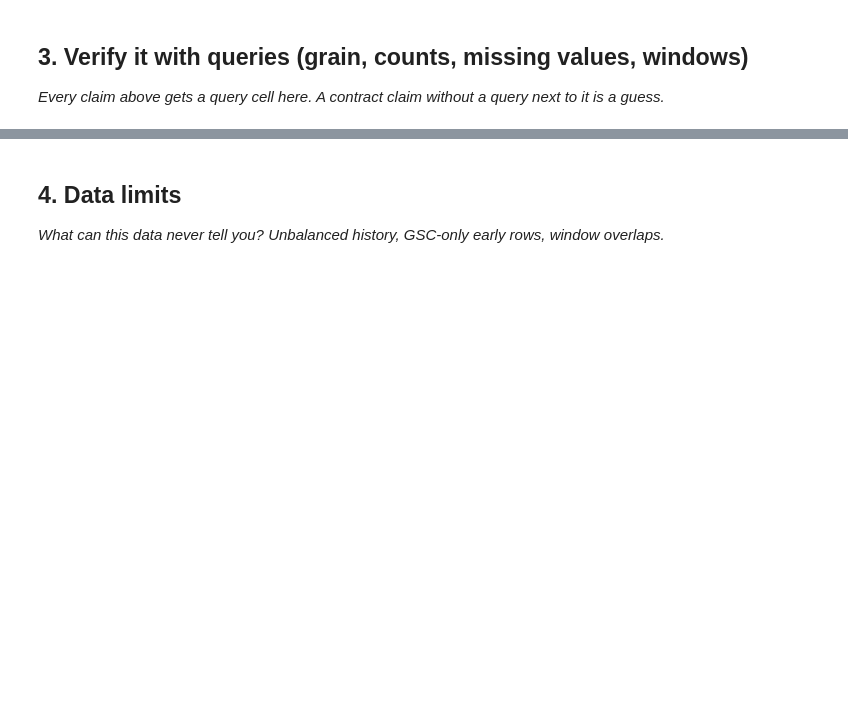
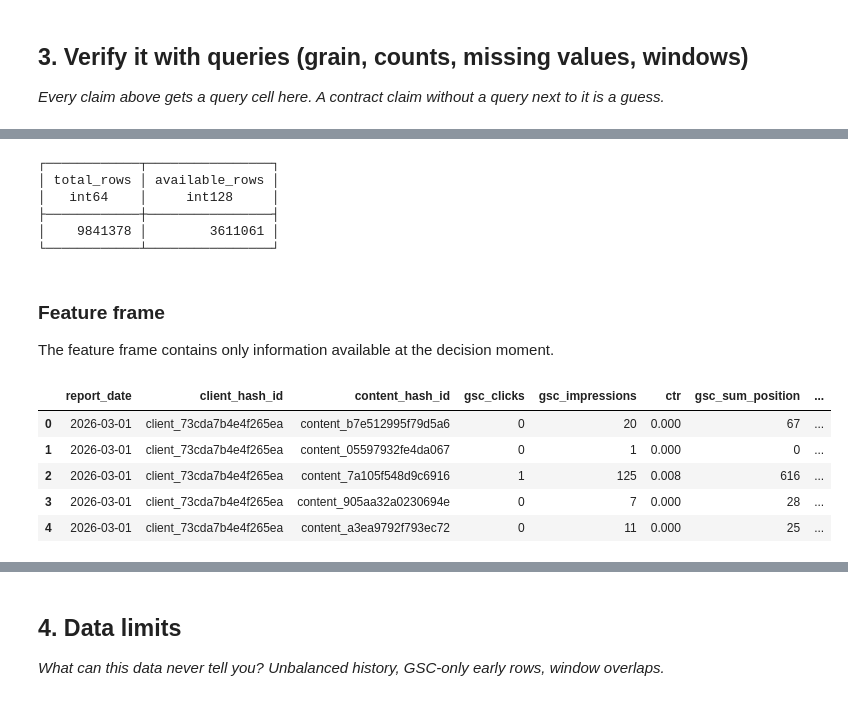
Before and after one commit to malehamajid/flyrank-ml-internship, a Jupyter notebook: work/notebooks/w03_data_contract.ipynb, the cells around one changed output, grey strips where cells are left out. Saved outputs shown, nothing was run; the diff lists cells and outputs as text; code cells hidden in the pictures; blank space fills up the shorter version.

```diff
--- a/work/notebooks/w03_data_contract.ipynb
+++ b/work/notebooks/w03_data_contract.ipynb
@@ -8,0 +11,19 @@ This skeleton is yours to fill. Work the sections **in order** — each one has
+# %%
+import duckdb
+from google.colab import userdata
+
+HF_TOKEN = userdata.get("HF_TOKEN")
+
+con = duckdb.connect()
+
+con.execute(f"""
+CREATE SECRET (
+    TYPE HUGGINGFACE,
+    TOKEN '{HF_TOKEN}'
+)
+""")
+
+BASE = "hf://datasets/FlyRank/internship-warehouse"
+
+DEV_MONTH = "2026-03"
+SEALED_MONTH = "2026-06"
@@ -29,0 +195,61 @@ This skeleton is yours to fill. Work the sections **in order** — each one has
+# %%
+con.sql(f"""
+SELECT
+    COUNT(*) AS total_rows,
+    SUM(
+        CASE
+            WHEN gsc_data_available IS TRUE
+            THEN 1
+            ELSE 0
+        END
+    ) AS available_rows
+FROM read_parquet(
+    '{BASE}/fact_content_daily_performance/month={DEV_MONTH}/*.parquet'
+)
+""").show()
+# %% [output]
+┌────────────┬────────────────┐
+│ total_rows │ available_rows │
+│   int64    │     int128     │
+├────────────┼────────────────┤
+│    9841378 │        3611061 │
+└────────────┴────────────────┘
+# %% [markdown]
+### Feature frame
+
+The feature frame contains only information available at the decision moment.
+# %%
+feature_frame = con.sql(f"""
+SELECT
+    report_date,
+    client_hash_id,
+    content_hash_id,
+
+    gsc_clicks,
+    gsc_impressions,
+
+    CASE
+        WHEN gsc_impressions > 0
+        THEN gsc_clicks * 1.0 / gsc_impressions
+        ELSE 0
+    END AS ctr,
+
+    gsc_sum_position,
+    sessions_ai
+
+FROM read_parquet(
+'{BASE}/fact_content_daily_performance/month={DEV_MONTH}/*.parquet'
+)
+
+WHERE gsc_data_available IS TRUE
+LIMIT 1000
+""").df()
+
+feature_frame.head()
+# %% [output]
+|  | report_date | client_hash_id | content_hash_id | gsc_clicks | gsc_impressions | ctr | gsc_sum_position | ... |
+| 0 | 2026-03-01 | client_73cda7b4e4f265ea | content_b7e512995f79d5a6 | 0 | 20 | 0.000 | 67 | ... |
+| 1 | 2026-03-01 | client_73cda7b4e4f265ea | content_05597932fe4da067 | 0 | 1 | 0.000 | 0 | ... |
+| 2 | 2026-03-01 | client_73cda7b4e4f265ea | content_7a105f548d9c6916 | 1 | 125 | 0.008 | 616 | ... |
+| 3 | 2026-03-01 | client_73cda7b4e4f265ea | content_905aa32a0230694e | 0 | 7 | 0.000 | 28 | ... |
+| 4 | 2026-03-01 | client_73cda7b4e4f265ea | content_a3ea9792f793ec72 | 0 | 11 | 0.000 | 25 | ... |
```
Also changed, not shown: parts of 14 cells of this notebook.
